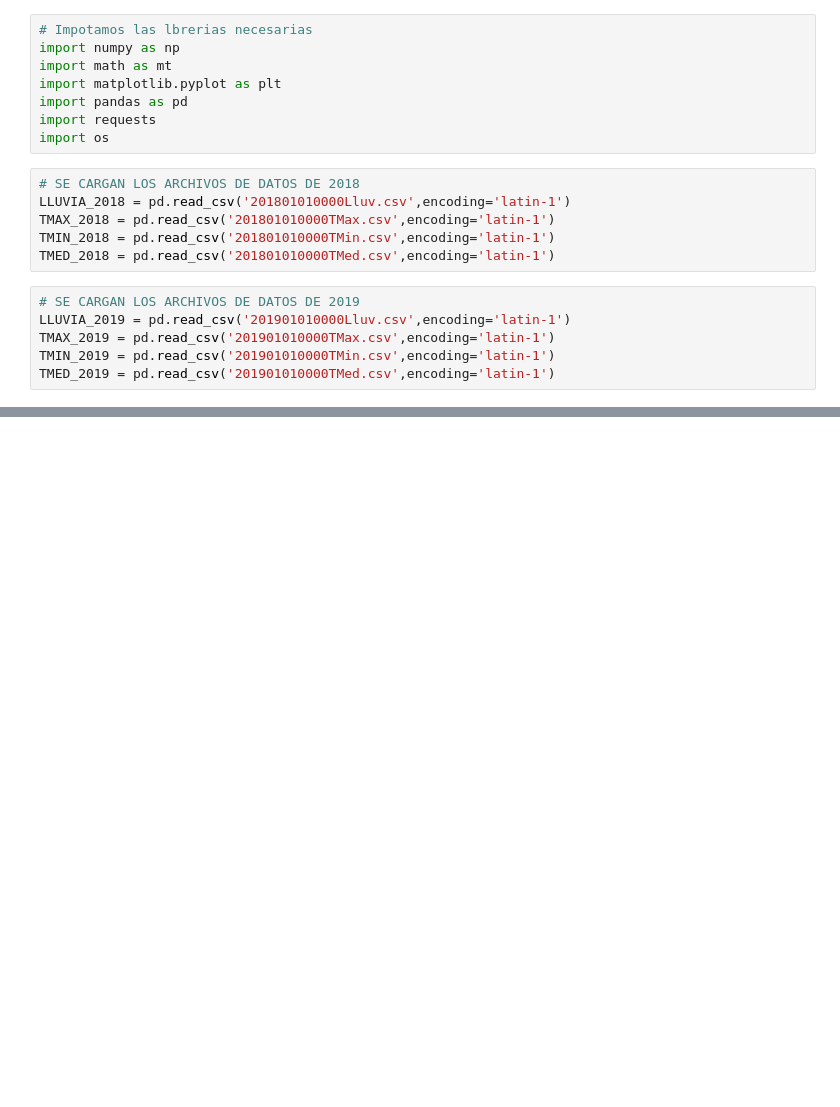
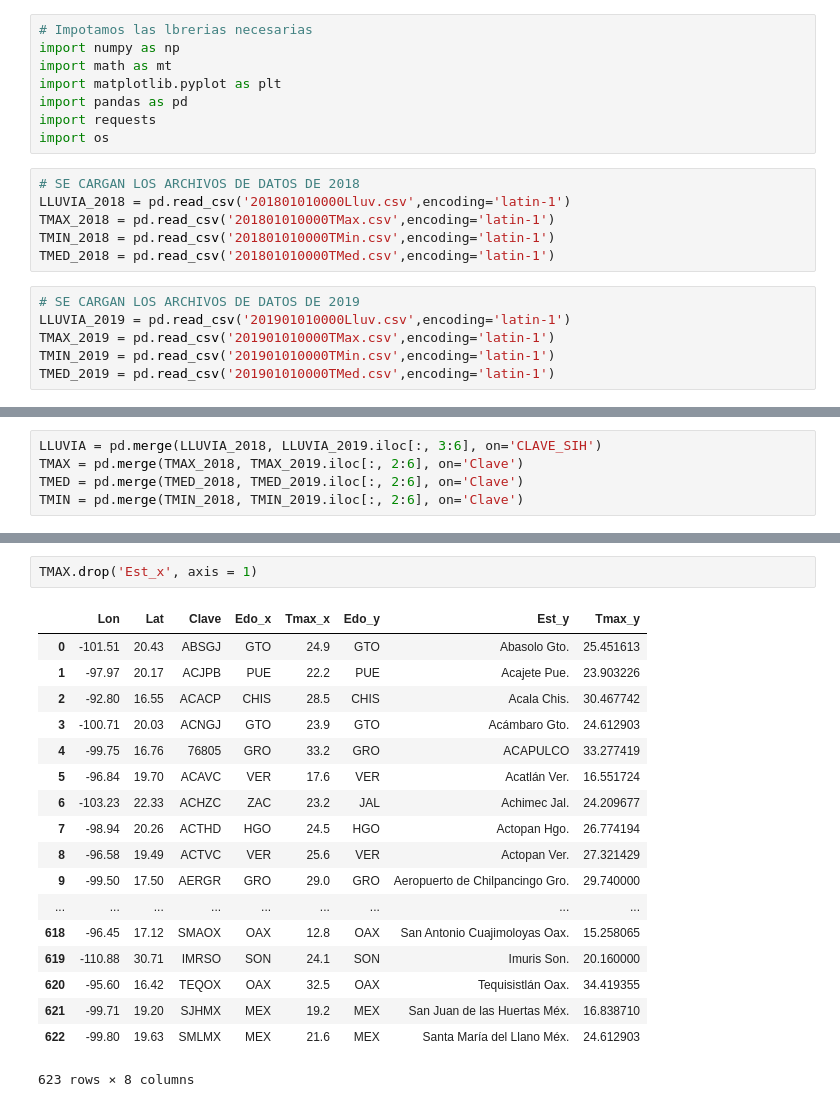
Before and after one commit to LuisEduardoCantero/Data_Science_in_Cosmology, a Jupyter notebook: Semana2/Tarea_Semana2/Ejercicio_3.ipynb, the cells around one changed output, grey strips where cells are left out. Cells and saved outputs as stored; diff of their text form; blank space fills up the shorter version.

```diff
--- a/Semana2/Tarea_Semana2/Ejercicio_3.ipynb
+++ b/Semana2/Tarea_Semana2/Ejercicio_3.ipynb
@@ -45,0 +25,5 @@ LLUVIA_2019
+# %%
+LLUVIA = pd.merge(LLUVIA_2018, LLUVIA_2019.iloc[:, 3:6], on='CLAVE_SIH')
+TMAX = pd.merge(TMAX_2018, TMAX_2019.iloc[:, 2:6], on='Clave')
+TMED = pd.merge(TMED_2018, TMED_2019.iloc[:, 2:6], on='Clave')
+TMIN = pd.merge(TMIN_2018, TMIN_2019.iloc[:, 2:6], on='Clave')
@@ -45,0 +67,21 @@ LLUVIA_2019
+# %%
+TMAX.drop('Est_x', axis = 1)
+# %% [output]
+|  | Lon | Lat | Clave | Edo_x | Tmax_x | Edo_y | Est_y | Tmax_y |
+| 0 | -101.51 | 20.43 | ABSGJ | GTO | 24.9 | GTO | Abasolo Gto. | 25.451613 |
+| 1 | -97.97 | 20.17 | ACJPB | PUE | 22.2 | PUE | Acajete Pue. | 23.903226 |
+| 2 | -92.80 | 16.55 | ACACP | CHIS | 28.5 | CHIS | Acala Chis. | 30.467742 |
+| 3 | -100.71 | 20.03 | ACNGJ | GTO | 23.9 | GTO | Acámbaro Gto. | 24.612903 |
+| 4 | -99.75 | 16.76 | 76805 | GRO | 33.2 | GRO | ACAPULCO | 33.277419 |
+| 5 | -96.84 | 19.70 | ACAVC | VER | 17.6 | VER | Acatlán Ver. | 16.551724 |
+| 6 | -103.23 | 22.33 | ACHZC | ZAC | 23.2 | JAL | Achimec Jal. | 24.209677 |
+| 7 | -98.94 | 20.26 | ACTHD | HGO | 24.5 | HGO | Actopan Hgo. | 26.774194 |
+| 8 | -96.58 | 19.49 | ACTVC | VER | 25.6 | VER | Actopan Ver. | 27.321429 |
+| 9 | -99.50 | 17.50 | AERGR | GRO | 29.0 | GRO | Aeropuerto de Chilpancingo Gro. | 29.740000 |
+| ... | ... | ... | ... | ... | ... | ... | ... | ... |
+| 618 | -96.45 | 17.12 | SMAOX | OAX | 12.8 | OAX | San Antonio Cuajimoloyas Oax. | 15.258065 |
+| 619 | -110.88 | 30.71 | IMRSO | SON | 24.1 | SON | Imuris Son. | 20.160000 |
+| 620 | -95.60 | 16.42 | TEQOX | OAX | 32.5 | OAX | Tequisistlán Oax. | 34.419355 |
+| 621 | -99.71 | 19.20 | SJHMX | MEX | 19.2 | MEX | San Juan de las Huertas Méx. | 16.838710 |
+| 622 | -99.80 | 19.63 | SMLMX | MEX | 21.6 | MEX | Santa María del Llano Méx. | 24.612903 |
+623 rows × 8 columns
```
Also changed, not shown: parts of 10 cells of this notebook.
